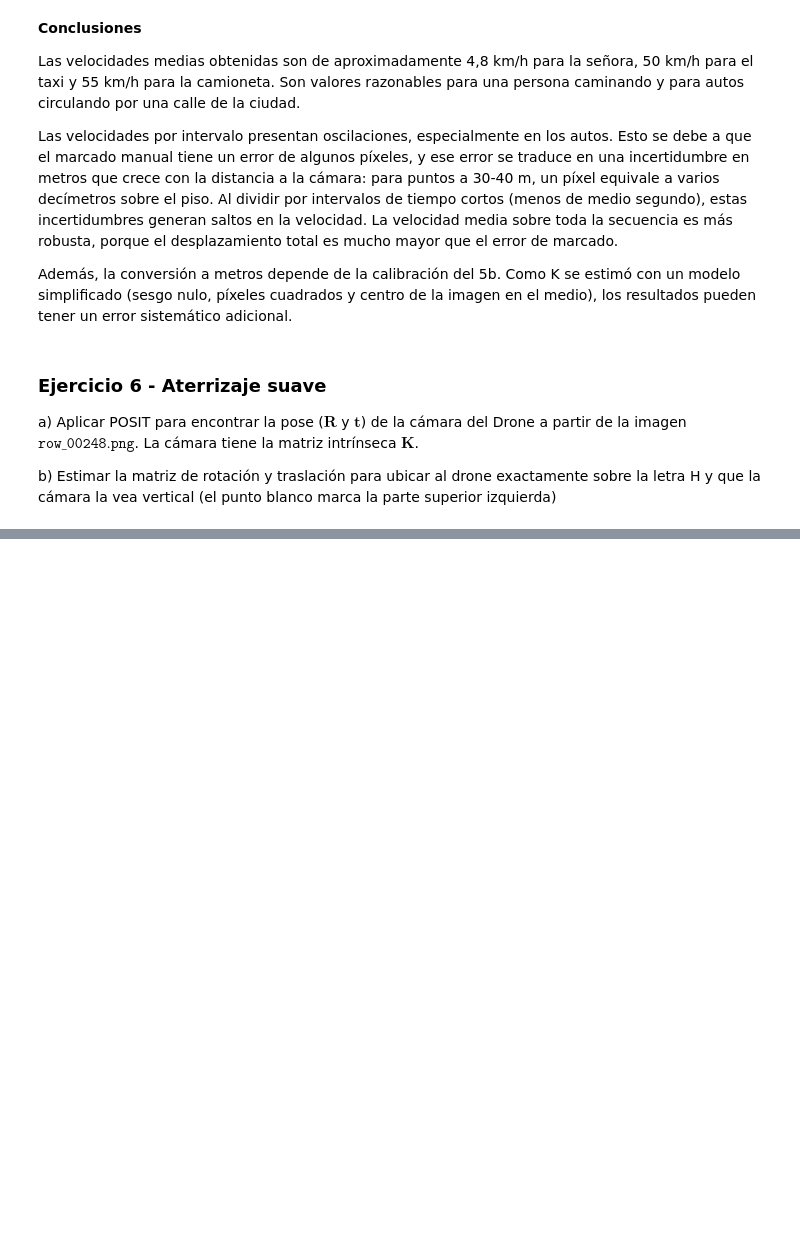
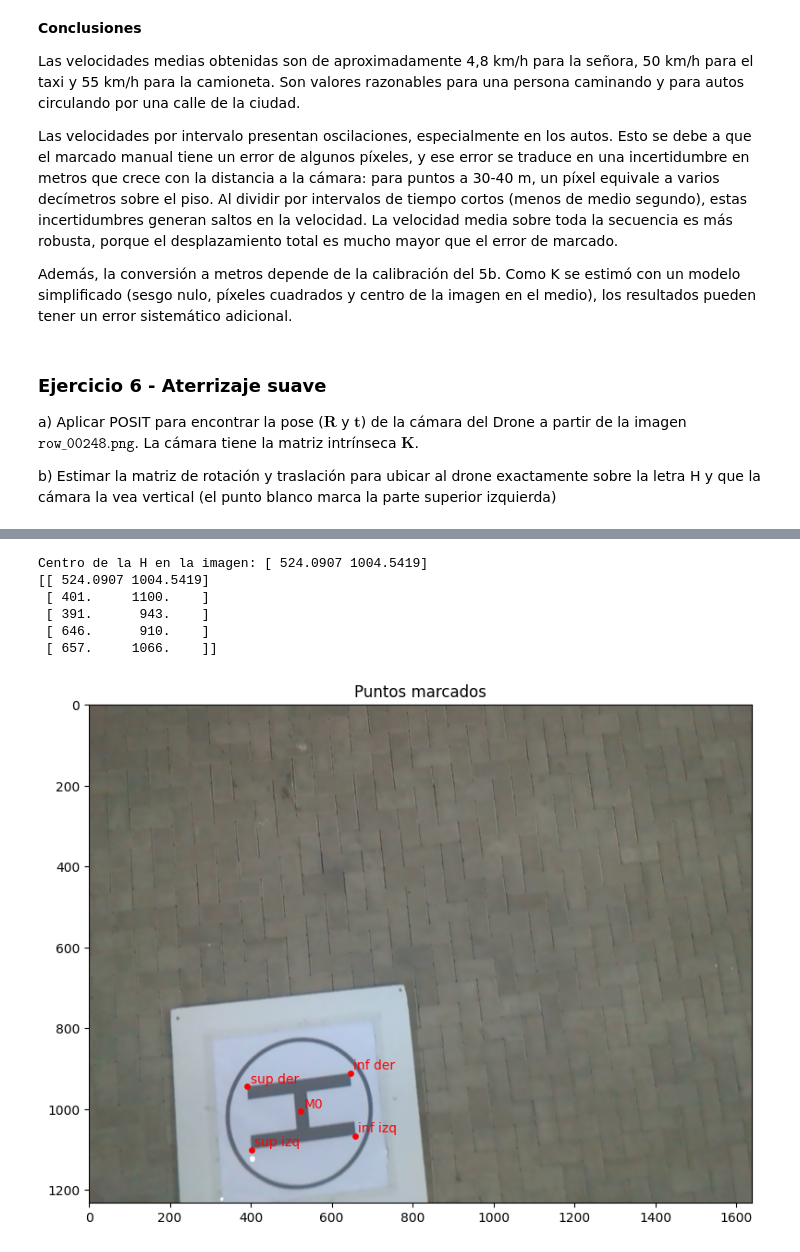
Before and after one commit to catafiorini/Trabajo-Practico-ALC--2C-2026, a Jupyter notebook: grupo_alfajorverde_TP.ipynb, the cells around one changed output, grey strips where cells are left out. Drawn from its saved outputs; the diff is of its cells as text; code cells hidden in the pictures; blank space fills up the shorter version.

```diff
--- a/grupo_alfajorverde_TP.ipynb
+++ b/grupo_alfajorverde_TP.ipynb
@@ -904,0 +1018,41 @@ b) Estimar la matriz de rotación y traslación para ubicar al drone exactamente
+# %%
+# Esquinas marcadas en la imagen (u, v)
+sup_izq = np.array([401.0, 1100.0])
+sup_der = np.array([391.0, 943.0])
+inf_der = np.array([646.0, 910.0])
+inf_izq = np.array([657.0, 1066.0])
+
+# Centro de la H = intersección de las diagonales.
+# Diagonal 1: sup_izq + s (inf_der - sup_izq)
+# Diagonal 2: sup_der + r (inf_izq - sup_der)
+# Igualando queda un sistema de 2x2 en (s, r), que resolvemos por Cramer.
+d1 = inf_der - sup_izq
+d2 = inf_izq - sup_der
+dif = sup_der - sup_izq
+
+det = d1[0] * (-d2[1]) - (-d2[0]) * d1[1]
+s = (dif[0] * (-d2[1]) - (-d2[0]) * dif[1]) / det
+centro = sup_izq + s * d1
+print('Centro de la H en la imagen:', centro)
+
+# Posiciones (u, v), en el mismo orden que object_points.csv
+img_vecs = np.array([centro, sup_izq, sup_der, inf_der, inf_izq], dtype=np.float64)
+print(img_vecs)
+
+# Verificación visual del orden
+plt.figure(figsize=(10, 7))
+plt.imshow(img_heli)
+plt.scatter(img_vecs[:, 0], img_vecs[:, 1], color='red', s=15)
+etiquetas = ['M0', 'sup izq', 'sup der', 'inf der', 'inf izq']
+for p in range(5):
+    plt.text(img_vecs[p, 0] + 8, img_vecs[p, 1] - 8, etiquetas[p], color='red')
+plt.title('Puntos marcados')
+plt.show()
+# %% [output]
+Centro de la H en la imagen: [ 524.0907 1004.5419]
+[[ 524.0907 1004.5419]
+ [ 401.     1100.    ]
+ [ 391.      943.    ]
+ [ 646.      910.    ]
+ [ 657.     1066.    ]]
+[figure, added]
```
Also changed, not shown: parts of 18 cells of this notebook.
